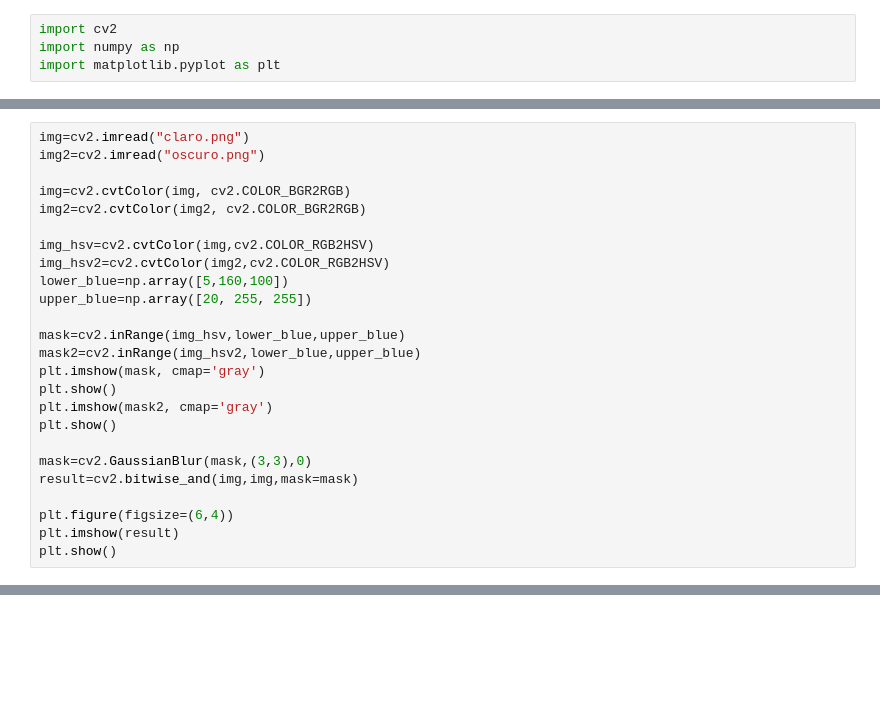
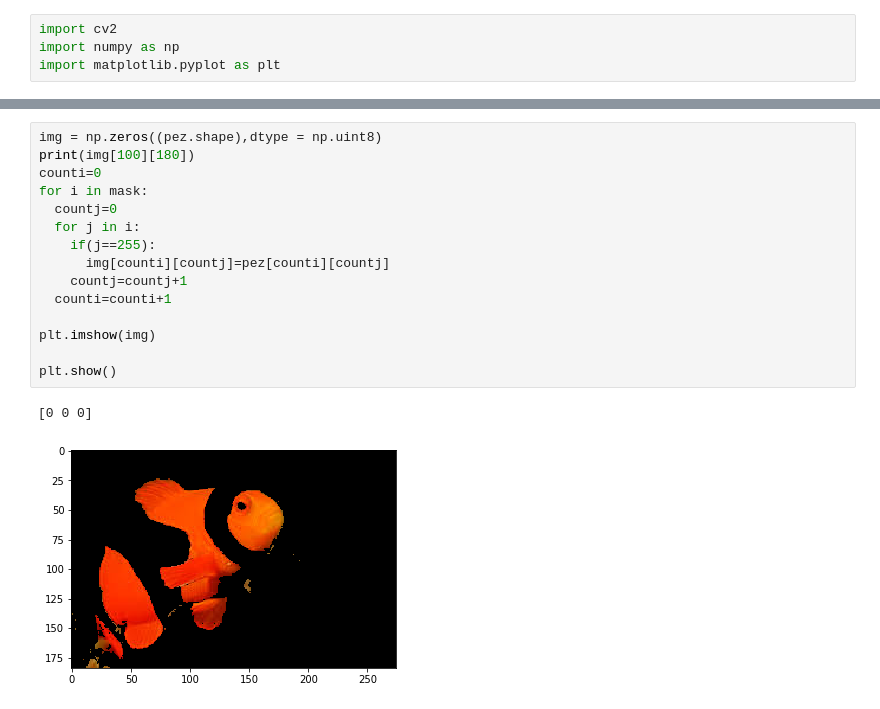
Before and after one commit to AndresPautrat/PDI_UPC, a Jupyter notebook: Resaltar_color.ipynb, the cells around one changed output, grey strips where cells are left out. Saved outputs shown, nothing was run; the diff lists cells and outputs as text; blank space fills up the shorter version.

```diff
--- a/Resaltar_color.ipynb
+++ b/Resaltar_color.ipynb
@@ -111,25 +46,0 @@ upper_blue=np.array([25, 255, 240])
-# %%
-img=cv2.imread("claro.png")
-img2=cv2.imread("oscuro.png")
-
-img=cv2.cvtColor(img, cv2.COLOR_BGR2RGB)
-img2=cv2.cvtColor(img2, cv2.COLOR_BGR2RGB)
-
-img_hsv=cv2.cvtColor(img,cv2.COLOR_RGB2HSV)
-img_hsv2=cv2.cvtColor(img2,cv2.COLOR_RGB2HSV)
-lower_blue=np.array([5,160,100])
-upper_blue=np.array([20, 255, 255])
-
-mask=cv2.inRange(img_hsv,lower_blue,upper_blue)
-mask2=cv2.inRange(img_hsv2,lower_blue,upper_blue)
-plt.imshow(mask, cmap='gray')
-plt.show()
-plt.imshow(mask2, cmap='gray')
-plt.show()
-
-mask=cv2.GaussianBlur(mask,(3,3),0)
-result=cv2.bitwise_and(img,img,mask=mask)
-
-plt.figure(figsize=(6,4))
-plt.imshow(result)
-plt.show()
@@ -139,0 +47,18 @@ plt.show()
+# %%
+img = np.zeros((pez.shape),dtype = np.uint8)
+print(img[100][180])
+counti=0
+for i in mask:
+  countj=0
+  for j in i:
+    if(j==255):
+      img[counti][countj]=pez[counti][countj]
+    countj=countj+1
+  counti=counti+1
+
+plt.imshow(img)
+
+plt.show()
+# %% [output]
+[0 0 0]
+[figure, added]
```
Also changed, not shown: parts of 10 cells of this notebook.
